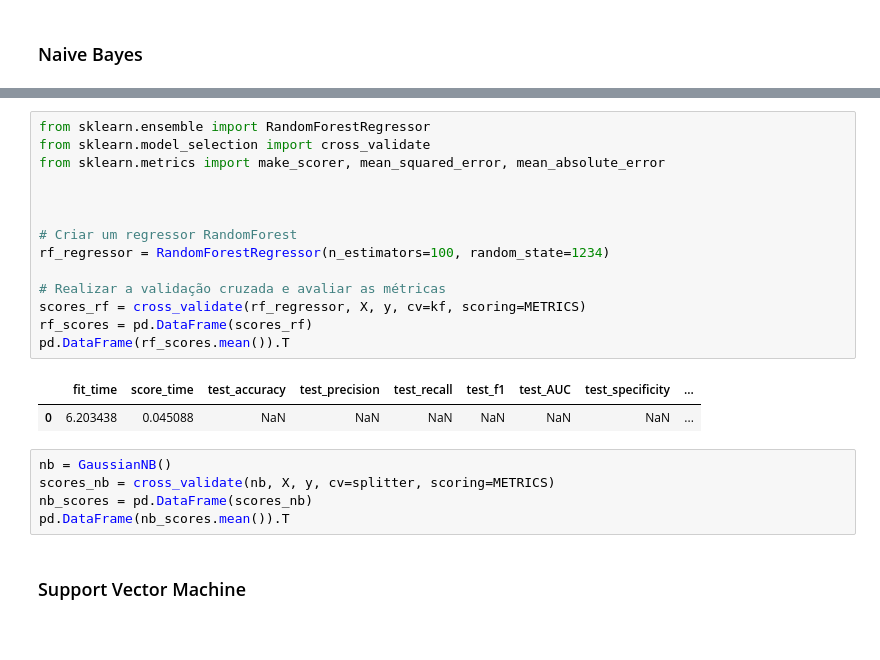
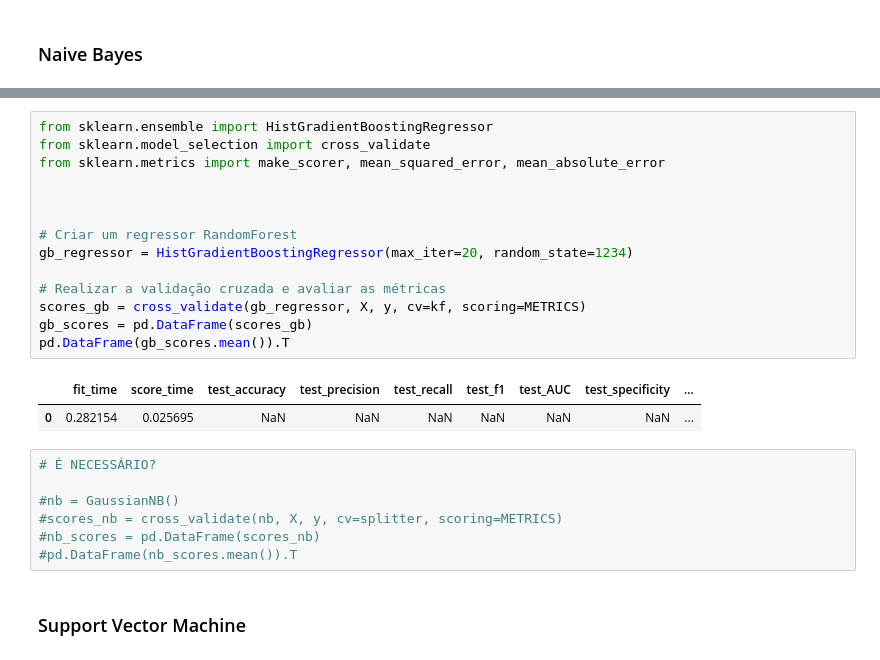
Before and after one commit to ruicoelhor22/AASE, a Jupyter notebook: demoregressao4.ipynb, the cells around one changed output, grey strips where cells are left out. Drawn from its saved outputs; the diff is of its cells as text.

```diff
--- a/demoregressao4.ipynb
+++ b/demoregressao4.ipynb
@@ -190,25 +205,27 @@ pd.DataFrame(rf_scores.mean()).T
 # %%
-from sklearn.ensemble import RandomForestRegressor
+from sklearn.ensemble import HistGradientBoostingRegressor
 from sklearn.model_selection import cross_validate
 from sklearn.metrics import make_scorer, mean_squared_error, mean_absolute_error
 
 
 
 # Criar um regressor RandomForest
-rf_regressor = RandomForestRegressor(n_estimators=100, random_state=1234)
+gb_regressor = HistGradientBoostingRegressor(max_iter=20, random_state=1234)
 
 # Realizar a validação cruzada e avaliar as métricas
-scores_rf = cross_validate(rf_regressor, X, y, cv=kf, scoring=METRICS)
-rf_scores = pd.DataFrame(scores_rf)
-pd.DataFrame(rf_scores.mean()).T
+scores_gb = cross_validate(gb_regressor, X, y, cv=kf, scoring=METRICS)
+gb_scores = pd.DataFrame(scores_gb)
+pd.DataFrame(gb_scores.mean()).T
 # %% [output]
 |  | fit_time | score_time | test_accuracy | test_precision | test_recall | test_f1 | test_AUC | test_specificity | ... |
-| 0 | 6.203438 | 0.045088 | NaN | NaN | NaN | NaN | NaN | NaN | ... |
+| 0 | 0.282154 | 0.025695 | NaN | NaN | NaN | NaN | NaN | NaN | ... |
 # %%
-nb = GaussianNB()
-scores_nb = cross_validate(nb, X, y, cv=splitter, scoring=METRICS)
-nb_scores = pd.DataFrame(scores_nb)
-pd.DataFrame(nb_scores.mean()).T
+# É NECESSÁRIO?
+
+#nb = GaussianNB()
+#scores_nb = cross_validate(nb, X, y, cv=splitter, scoring=METRICS)
+#nb_scores = pd.DataFrame(scores_nb)
+#pd.DataFrame(nb_scores.mean()).T
 # %% [markdown]
 ### Support Vector Machine
 # %%
```
Also changed, not shown: parts of 10 cells of this notebook, 2 other files.
